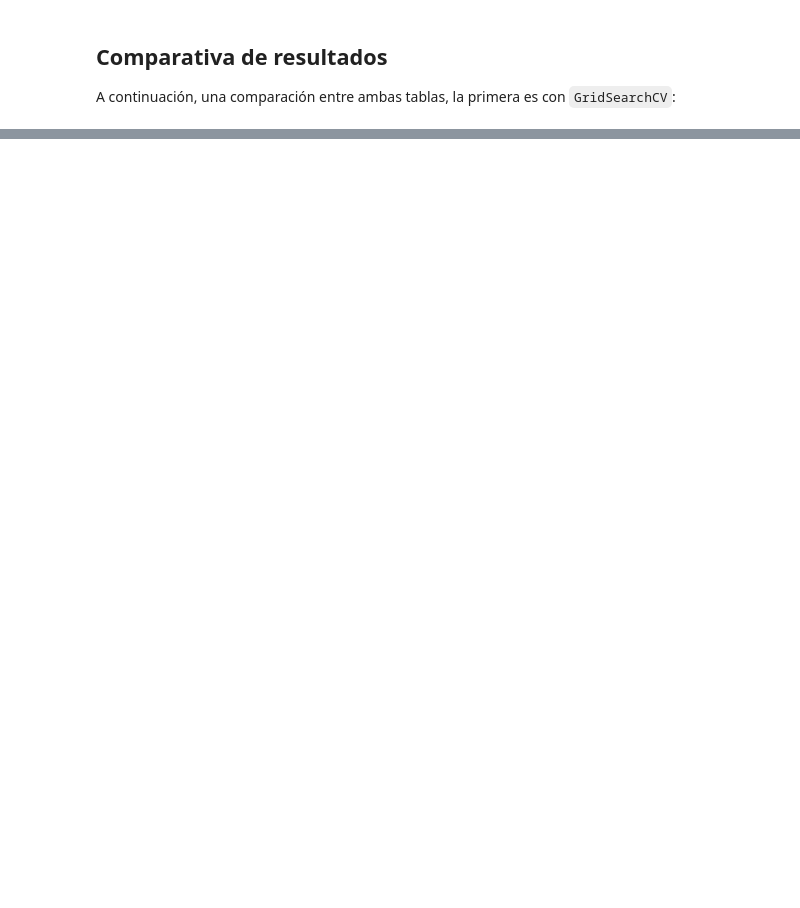
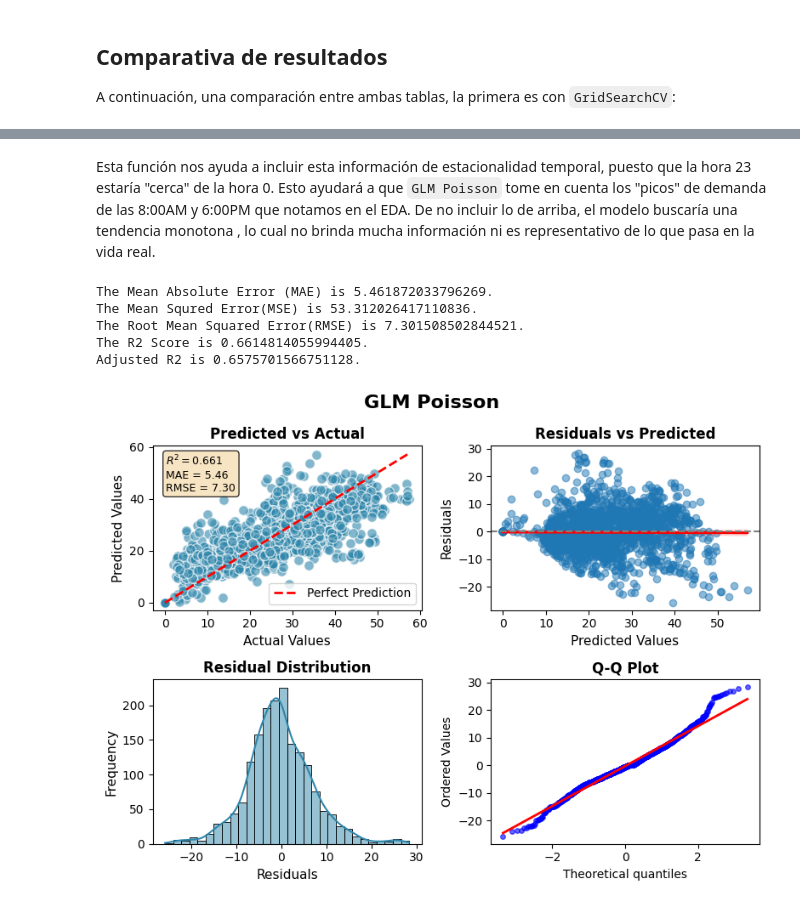
Before and after one commit to MelodiousZero/proyecto_modulo_5, a Jupyter notebook: src/ML/showcase_of_results.ipynb, the cells around one changed output, grey strips where cells are left out. Drawn from its saved outputs; the diff is of its cells as text; code cells hidden in the pictures; blank space fills up the shorter version.

```diff
--- a/src/ML/showcase_of_results.ipynb
+++ b/src/ML/showcase_of_results.ipynb
@@ -227,0 +267,13 @@ comparacion.most_important_features()
+# %% [markdown]
+Esta función nos ayuda a incluir esta información de estacionalidad temporal, puesto que la hora 23 estaría "cerca" de la hora 0. Esto ayudará a que `GLM Poisson` tome en cuenta los "picos" de demanda de las 8:00AM y 6:00PM que notamos en el EDA. De no incluir lo de arriba, el modelo buscaría una tendencia monotona , lo cual no brinda mucha información ni es representativo de lo que pasa en la vida real.
+# %%
+y_pred = comparacion.poisson_GLM()
+comparacion.create_entry(y_pred,"GLM Poisson",comparacion.grid_search_comparison_table)
+comparacion.plot_results(y_pred,"GLM Poisson")
+# %% [output]
+The Mean Absolute Error (MAE) is 5.461872033796269.
+The Mean Squred Error(MSE) is 53.312026417110836.
+The Root Mean Squared Error(RMSE) is 7.301508502844521.
+The R2 Score is 0.6614814055994405.
+Adjusted R2 is 0.6575701566751128.
+[figure, added]
```
Also changed, not shown: parts of 33 cells of this notebook, 3 other files.
